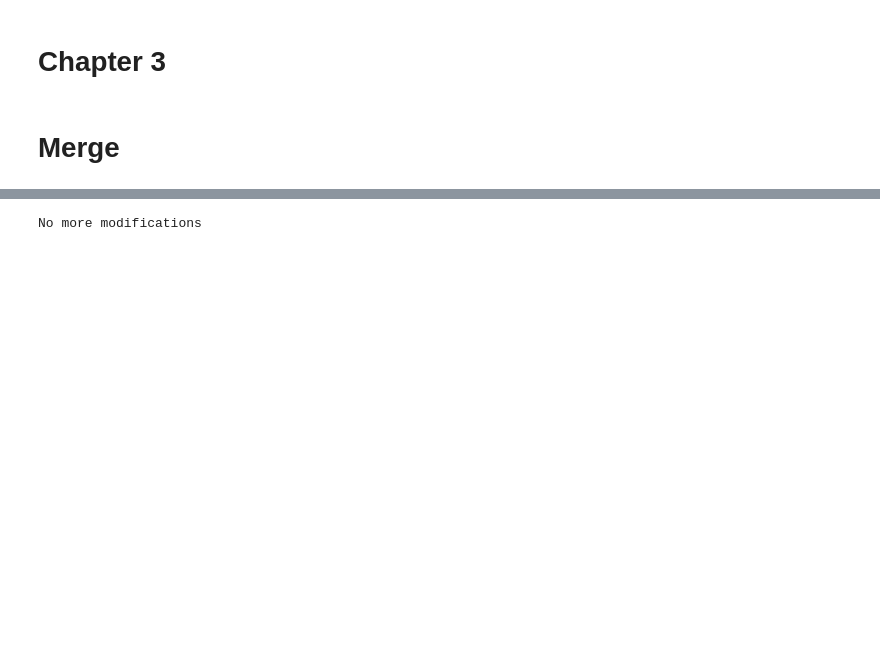
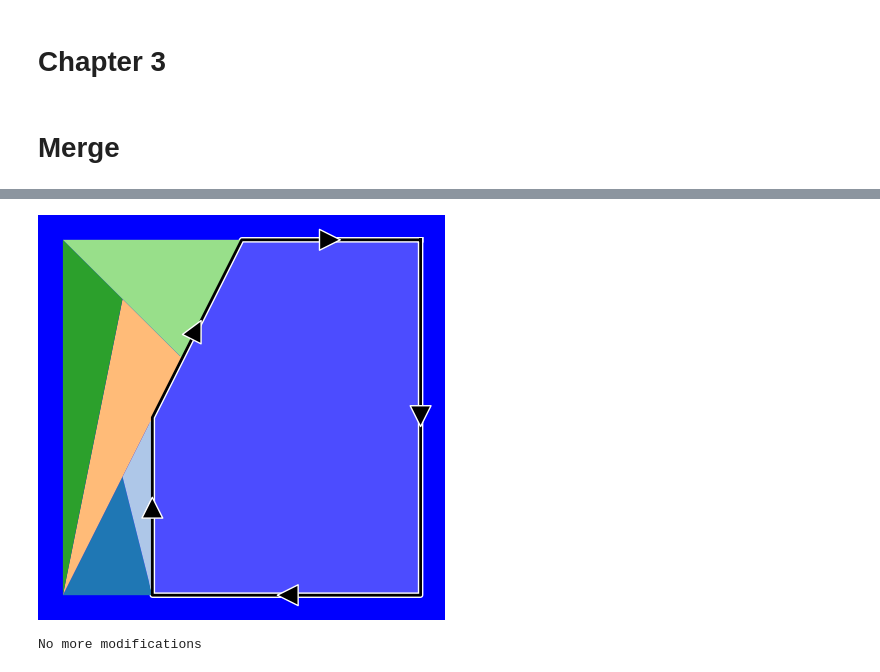
Before and after one commit to simaomenesesjoao/ostomachion, a Jupyter notebook: documents/ostomachion_images.ipynb, the cells around one changed output, grey strips where cells are left out. Saved outputs shown, nothing was run; the diff lists cells and outputs as text; code cells hidden in the pictures; blank space fills up the shorter version.

```diff
--- a/documents/ostomachion_images.ipynb
+++ b/documents/ostomachion_images.ipynb
@@ -1330,3 +1355,26 @@ polys = solution_state.polys
+# %%
+fig, axs = plt.subplots(figsize=(5,5))
+a = 6.5
+axs.set_xlim([-a,a])
+axs.set_ylim([-a,a])
+remove_frame(axs)
+
+fig.patch.set_facecolor('blue')  # Figure background
+axs.set_facecolor('blue')        # Plot area background
+
+state = states[5].state
+
+arrows = ArrowDetails()
+frame_details = PolygonDetails(linewidth=2.0, linecolor = 'k',
+                         arrows = arrows, doubleline = True, zorder = 21, alpha=0.3)
+
+poly_details = PolygonDetails(linewidth=0.0, linecolor = 'k',
+                         doubleline = False)
+
+state.plot_in_position(axs, frame_details = frame_details, poly_details = poly_details)
+plt.show()
+# %% [output]
+[figure, added]
 # %%
 
 d = 0.15
```
Also changed, not shown: parts of 7 cells of this notebook, 2 other files.
